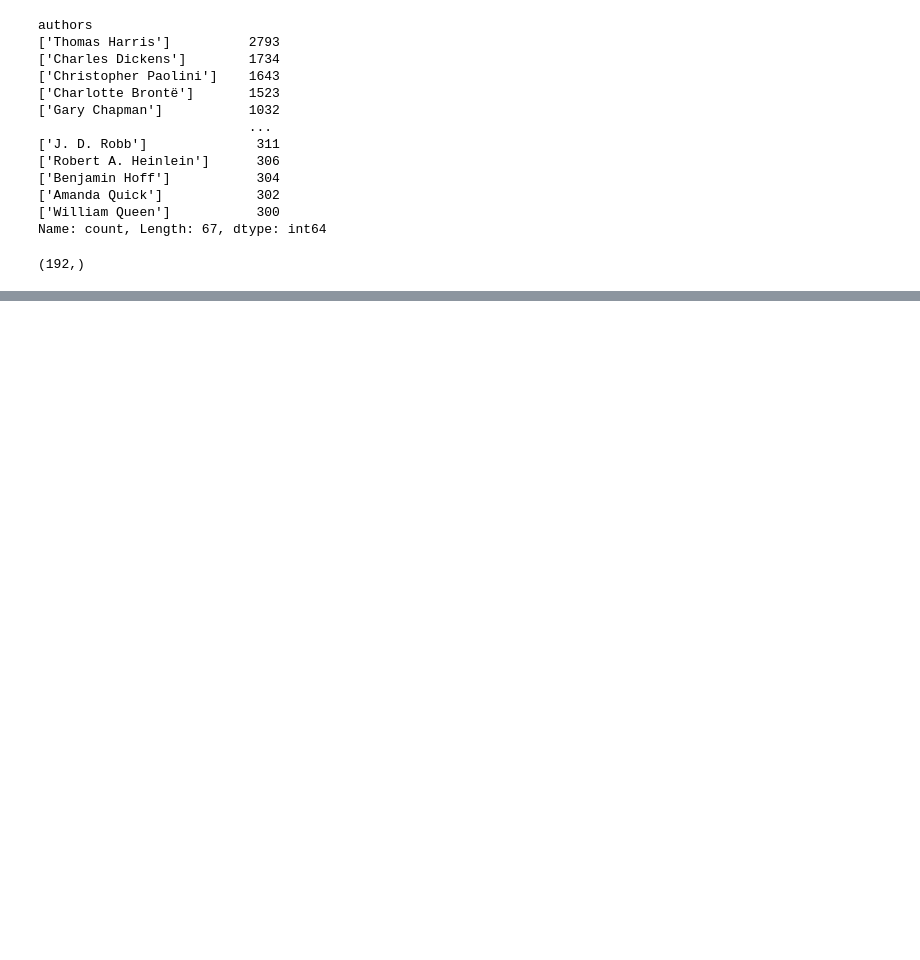
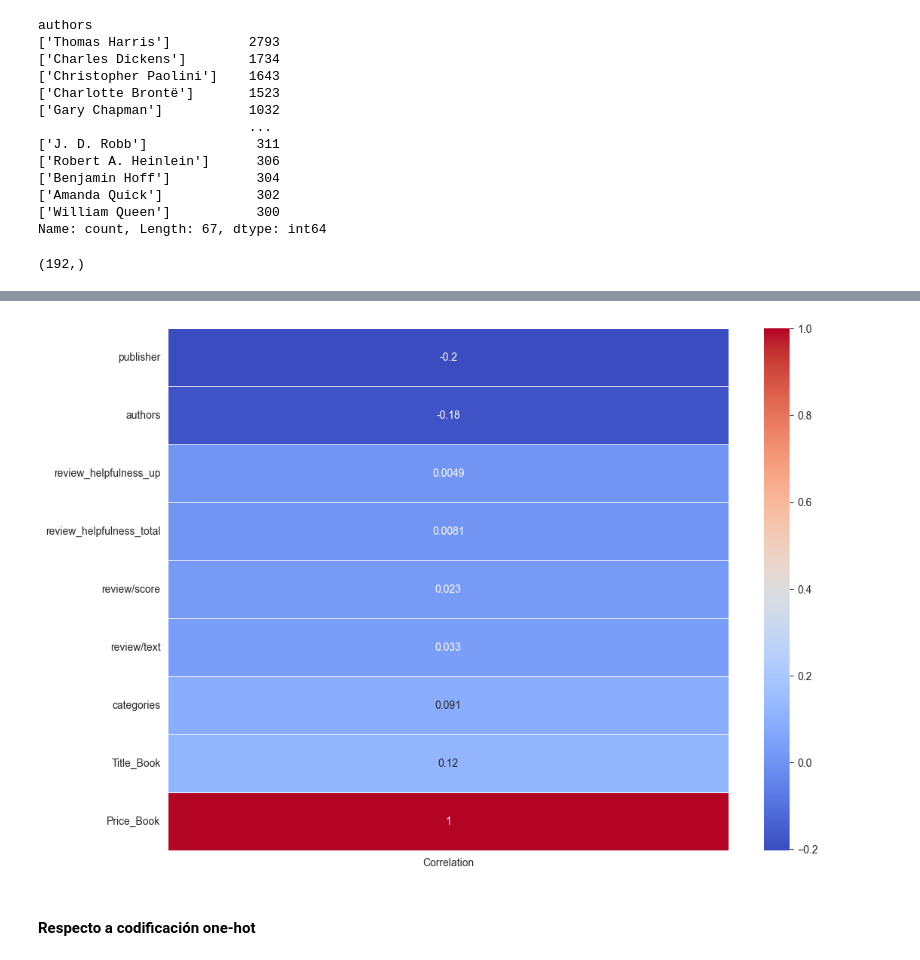
Before and after one commit to EmmaGalizio/Data-Science-Ammazon-Books-Reviews, a Jupyter notebook: TPI.ipynb, the cells around one changed output, grey strips where cells are left out. Cells and saved outputs as stored; diff of their text form; code cells hidden in the pictures; blank space fills up the shorter version.

```diff
--- a/TPI.ipynb
+++ b/TPI.ipynb
@@ -1159,0 +1329,4 @@ df_filtered.to_csv('data/4_merge.csv')
+# %%
+correlacion_score_ord =df_cod_num.corrwith(df['Price_Book'])
+correlacion_ord_df = pd.DataFrame(correlacion_score_ord, columns=['Correlation']).sort_values('Correlation').dropna()
+correlacion_ord_df
@@ -1159,0 +1344,8 @@ df_filtered.to_csv('data/4_merge.csv')
+# %%
+plt.figure(figsize=(12, 9))
+sns.heatmap(correlacion_ord_df, annot=True, cmap='coolwarm', linewidths=0.5)
+plt.show()
+# %% [output]
+[figure, added]
+# %% [markdown]
+#### Respecto a codificación one-hot
```
Also changed, not shown: parts of 30 cells of this notebook, 1 other file.
